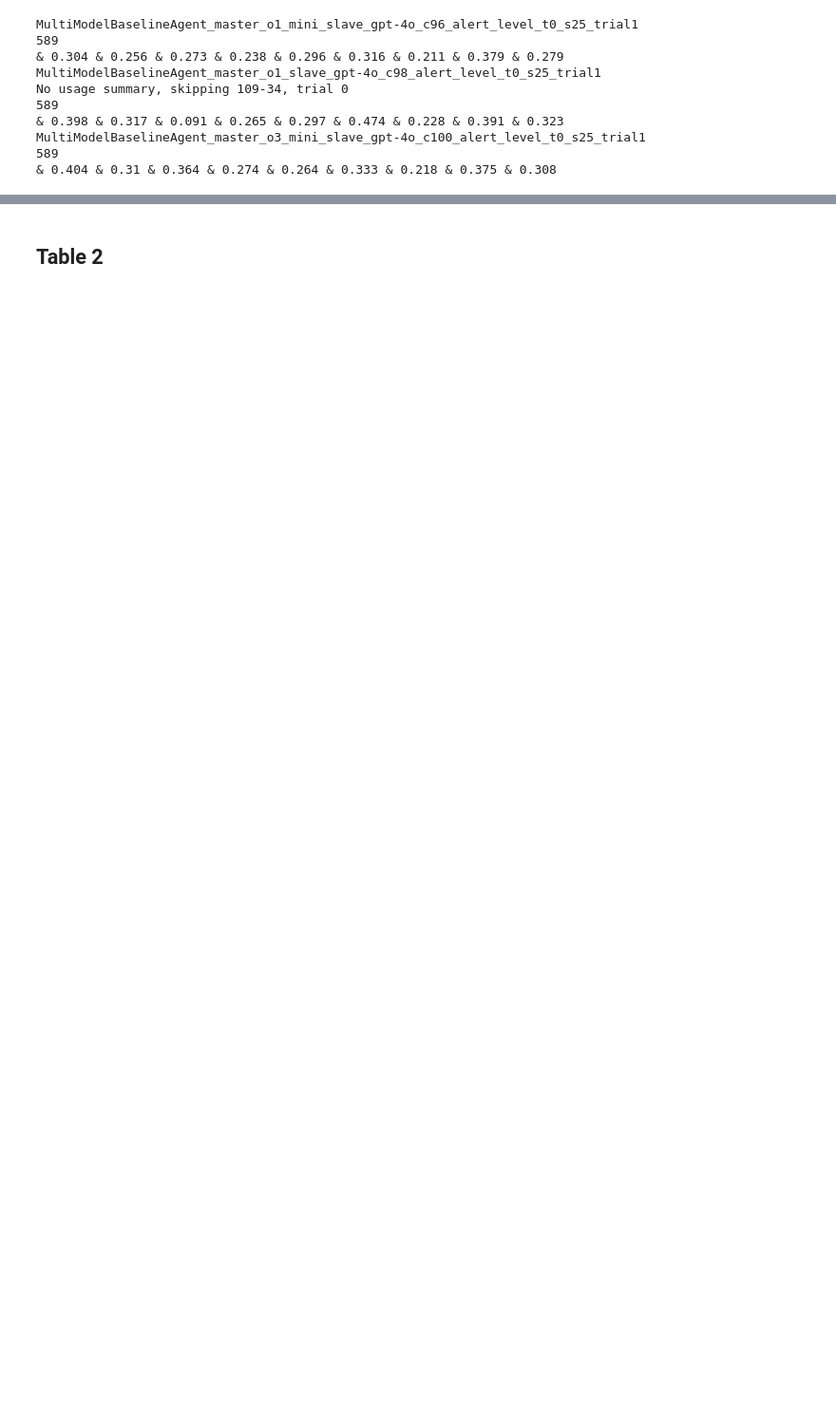
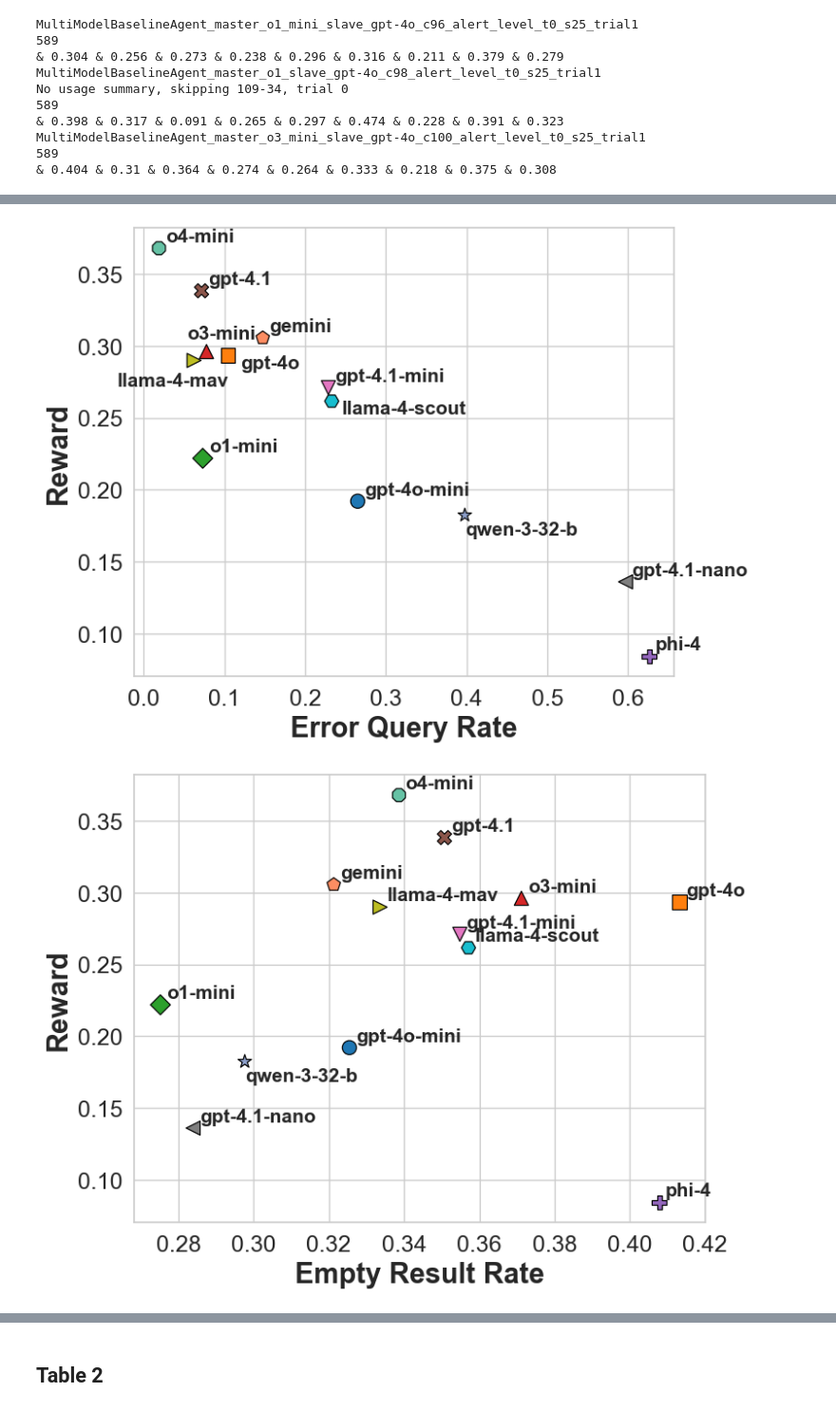
Before and after one commit to zhang-lucy/SecRL, a Jupyter notebook: notebooks/final_result_analysis.ipynb, the cells around one changed output, grey strips where cells are left out. Shown at 95% size. Saved outputs shown, nothing was run; the diff lists cells and outputs as text; code cells hidden in the pictures; blank space fills up the shorter version.

```diff
--- a/notebooks/final_result_analysis.ipynb
+++ b/notebooks/final_result_analysis.ipynb
@@ -8,17 +55,11 @@ from anaysis import analysis, print_analysis, get_correct_problem_ids, get_over_
 # %%
 baselines = {
-  "gpt-4o-mini": "BaselineAgent_4o-mini_c71_alert_level_t0_s25_trial1",
-  "gpt-4o": "BaselineAgent_gpt-4o_c70_alert_level_t0_s25_trial1",
-  "o1-mini": ("BaselineAgent_o1-mini_c92_alert_level_t0_s25_trial1", "v2"),
-  "o3-mini": ("BaselineAgent_o3-mini_c99_alert_level_t0_s25_trial1", "v2"),
-  "phi-4": ("BaselineAgent_phi4_c469_alert_level_t0_s25_trial1", "v2"),
-  "r1": ("BaselineAgent_r1_c468_alert_level_t0_s25_trial1", "v2"),
+    "ft": ("BaselineAgent_gpt-4o-ft-cv1_c102_alert_level_t0_s25_trial1", "v2"),
 }
 
 log_path = "../secgym/final_results"
 
 for name, b in baselines.items():
-
     if type(b) == tuple:
         file_folder, version = b
     else:
@@ -47,0 +77,22 @@ r1 v2
+# %%
+baselines = {
+  "gpt-4o": "BaselineAgent_gpt-4o_c70_alert_level_t0_s25_trial1",
+    "alert_only": ("BaselineAgent_gpt-4o_c2335_alert_only_level_t0_s15_trial1", "v2"),
+    "full_db": ("BaselineAgent_gpt-4o_c4234_full_db_alert_level_t0_s15_trial1", "v2"),
+    "log_level": ("BaselineAgent_gpt-4o_c5234_log_level_t0_s15_trial1", "v2"),
+    "full_db_log_level": ("BaselineAgent_gpt-4o_c8500_full_db_log_level_t0_s15_trial1", "v2"),
+    "full_db_alert_only": ("BaselineAgent_gpt-4o_c8701_full_db_alert_only_level_t0_s15_trial1", "v2"),
+}
+
+log_path = "../secgym/final_results"
+
+for name, b in baselines.items():
+
+    if type(b) == tuple:
+        file_folder, version = b
+    else:
+        file_folder = b
+        version = "v1"
+    print(name, version)
+    get_over_leaf_format(log_path, file_folder, version, round_cut=15)
+    print("===================")
@@ -68,0 +642,11 @@ MultiModelBaselineAgent_master_o3_mini_slave_gpt-4o_c100_alert_level_t0_s25_tria
+# %%
+plot_something_vs_reward_seaborn(reward_sth_results["error_query_rate"], "Error Query Rate", save_path="plots/error_query_rate.pdf")
+plot_something_vs_reward_seaborn(reward_sth_results["empty_result_rate"], "Empty Result Rate", save_path="plots/empty_result_rate.pdf")
+plot_something_vs_reward_seaborn(reward_sth_results["success_query_rate"], "Success Query Rate", save_path="plots/success_query_rate.pdf")
+plot_something_vs_reward_seaborn(reward_sth_results["submit_rate"], "Submit Rate", save_path="plots/submit_rate.pdf")
+# plot_something_vs_reward_seaborn(reward_sth_results["select_rate"], "Select Rate", save_path=None)
+# plot_something_vs_reward_seaborn(reward_sth_results["avg_return_chars"], "Avg Return Chars", save_path=None)
+# plot_something_vs_reward_seaborn(reward_sth_results["avg_query"], "Avg Query", save_path=None)
+# %% [output]
+[figure, added]
+[figure, added]
```
Also changed, not shown: parts of 20 cells of this notebook, 19 other files.
